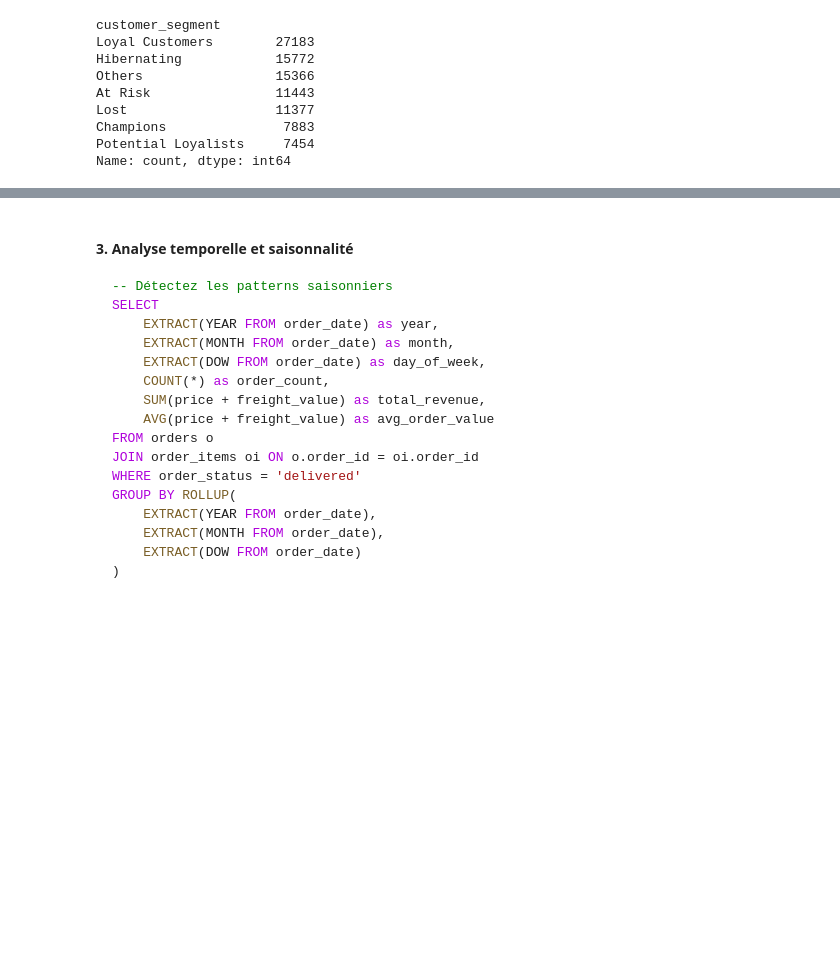
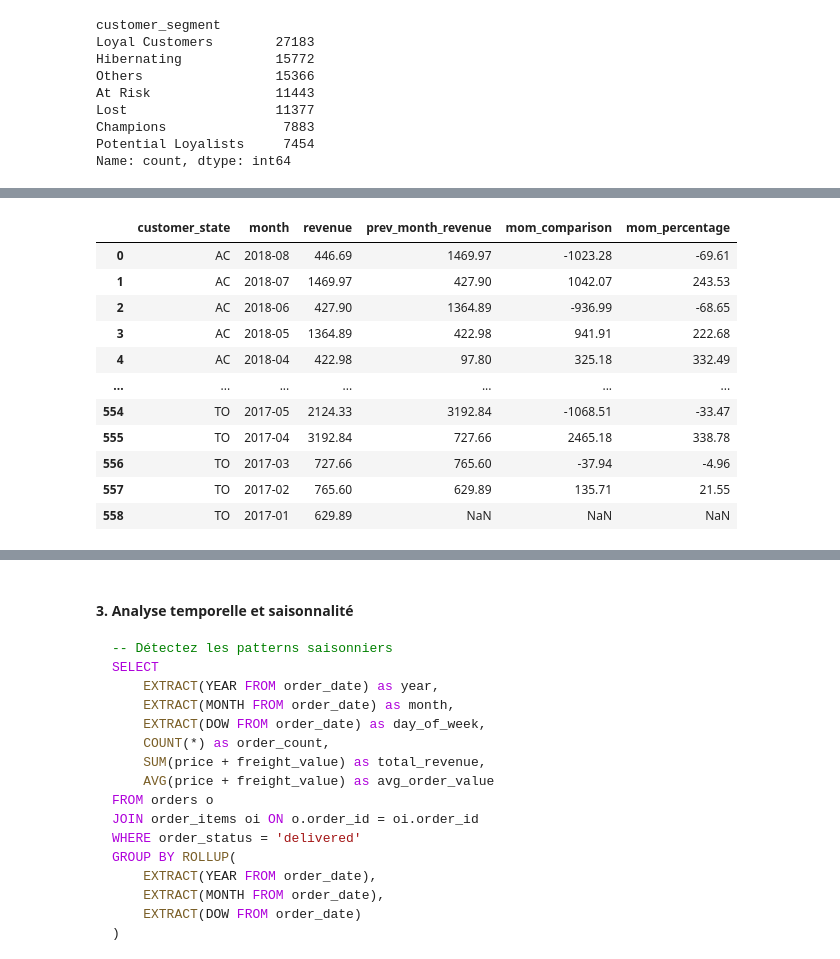
Before and after one commit to 17matb/data-analysis-solution, a Jupyter notebook: Notebook_2_Analyse_e_commerce_avec_PostgreSQL_en_ligne.ipynb, the cells around one changed output, grey strips where cells are left out. Cells and saved outputs as stored; diff of their text form; code cells hidden in the pictures; blank space fills up the shorter version.

Commit message:
added top 10 states by revenue and month on month

```diff
--- a/Notebook_2_Analyse_e_commerce_avec_PostgreSQL_en_ligne.ipynb
+++ b/Notebook_2_Analyse_e_commerce_avec_PostgreSQL_en_ligne.ipynb
@@ -524,0 +504,82 @@ def geographic_sales_analysis():
+# %%
+#### 2. Analyse géographique des ventes
+
+def geographic_sales_analysis():
+    """
+    Analysez les performances par état/région
+
+    Requêtes à écrire :
+    1. Top 10 des états par CA
+    2. Croissance MoM par région
+    3. Taux de conversion par ville
+    4. Distance moyenne vendeur-acheteur (ne pas faire)
+    """
+
+    query_top_states = """
+    -- Votre requête SQL ici
+    -- Utilisez des JOINs et GROUP BY
+    -- Calculez le CA, nombre de commandes, panier moyen
+
+    WITH top_states AS (
+        SELECT
+            c.customer_state,
+            SUM(oi.price) AS total_revenue,
+            COUNT(DISTINCT o.order_id) AS nb_of_orders,
+            SUM(oi.price) / COUNT(DISTINCT o.order_id) AS average_order_price -- formule pour avoir la moyenne de la somme des oi.price en fonction des o.order_id
+        FROM customers c
+        JOIN orders o ON c.customer_id = o.customer_id
+        JOIN order_items oi ON o.order_id = oi.order_id
+        GROUP BY c.customer_state
+        ORDER BY total_revenue DESC
+        LIMIT 10
+    )
+
+    SELECT * FROM top_states
+    """
+
+    query_mom = '''
+        WITH monthly_revenue_by_state AS (
+            SELECT
+                c.customer_state,
+                TO_CHAR(o.order_date, 'YYYY-MM') as month,
+                SUM(oi.price) AS revenue
+            FROM customers c
+            JOIN orders o ON c.customer_id = o.customer_id
+            JOIN order_items oi ON o.order_id = oi.order_id
+            GROUP BY c.customer_state, month
+
+        )
+
+        SELECT
+            *,
+            LAG(revenue) OVER (
+                -- on fait en sorte que le lag ne se fasse que dans la partition customer_state
+                PARTITION BY customer_state
+                ORDER BY month
+            ) AS prev_month_revenue,
+            revenue - LAG(revenue) OVER (PARTITION BY customer_state ORDER BY month) AS mom_comparison,
+            -- utilisation de case pour gérer le cas où on ferait face à une division par zero
+            CASE
+                WHEN LAG(revenue) OVER (PARTITION BY customer_state ORDER BY month) IS NOT NULL AND LAG(revenue) OVER (PARTITION BY customer_state ORDER BY month) != 0
+                THEN ROUND(
+                (
+                    (revenue - LAG(revenue) OVER (PARTITION BY customer_state ORDER BY month)) * 100 / LAG(revenue) OVER (PARTITION BY customer_state ORDER BY month)
+                )::numeric,
+                2
+                )
+            END AS mom_percentage
+        FROM monthly_revenue_by_state
+        ORDER BY customer_state, month DESC
+    '''
+
+    top_states = pd.read_sql(query_top_states, engine)
+    print('top 10 states by revenue')
+    display(top_states)
+
+    mom = pd.read_sql(query_mom, engine)
+    print('month on month')
+    display(mom)
+    return
+
+geographic_sales_analysis()
+# %% [output]
@@ -524,0 +599,12 @@ def geographic_sales_analysis():
+|  | customer_state | month | revenue | prev_month_revenue | mom_comparison | mom_percentage |
+| 0 | AC | 2018-08 | 446.69 | 1469.97 | -1023.28 | -69.61 |
+| 1 | AC | 2018-07 | 1469.97 | 427.90 | 1042.07 | 243.53 |
+| 2 | AC | 2018-06 | 427.90 | 1364.89 | -936.99 | -68.65 |
+| 3 | AC | 2018-05 | 1364.89 | 422.98 | 941.91 | 222.68 |
+| 4 | AC | 2018-04 | 422.98 | 97.80 | 325.18 | 332.49 |
+| ... | ... | ... | ... | ... | ... | ... |
+| 554 | TO | 2017-05 | 2124.33 | 3192.84 | -1068.51 | -33.47 |
+| 555 | TO | 2017-04 | 3192.84 | 727.66 | 2465.18 | 338.78 |
+| 556 | TO | 2017-03 | 727.66 | 765.60 | -37.94 | -4.96 |
+| 557 | TO | 2017-02 | 765.60 | 629.89 | 135.71 | 21.55 |
+| 558 | TO | 2017-01 | 629.89 | NaN | NaN | NaN |
```
Also changed, not shown: parts of 4 cells of this notebook.
